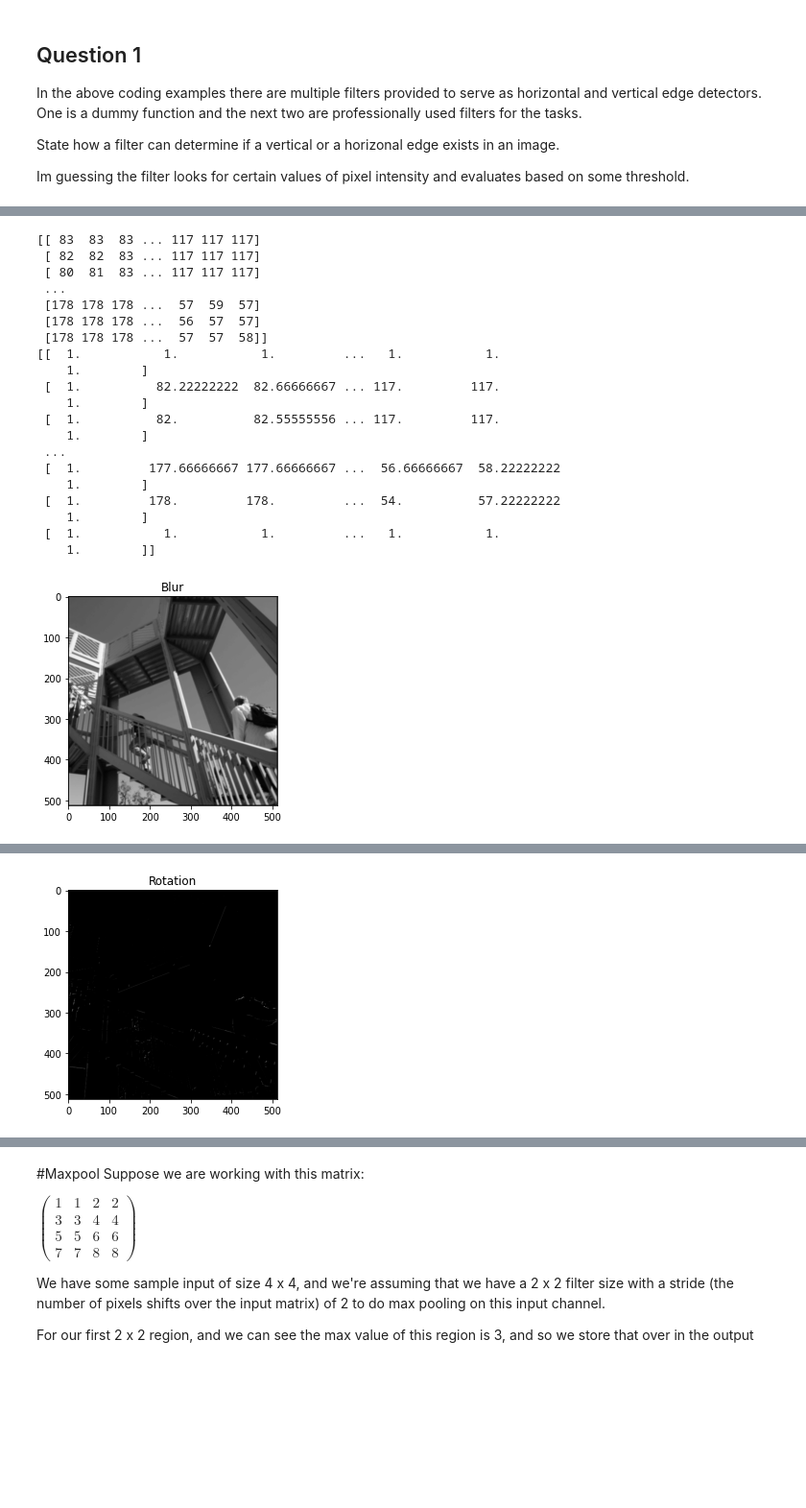
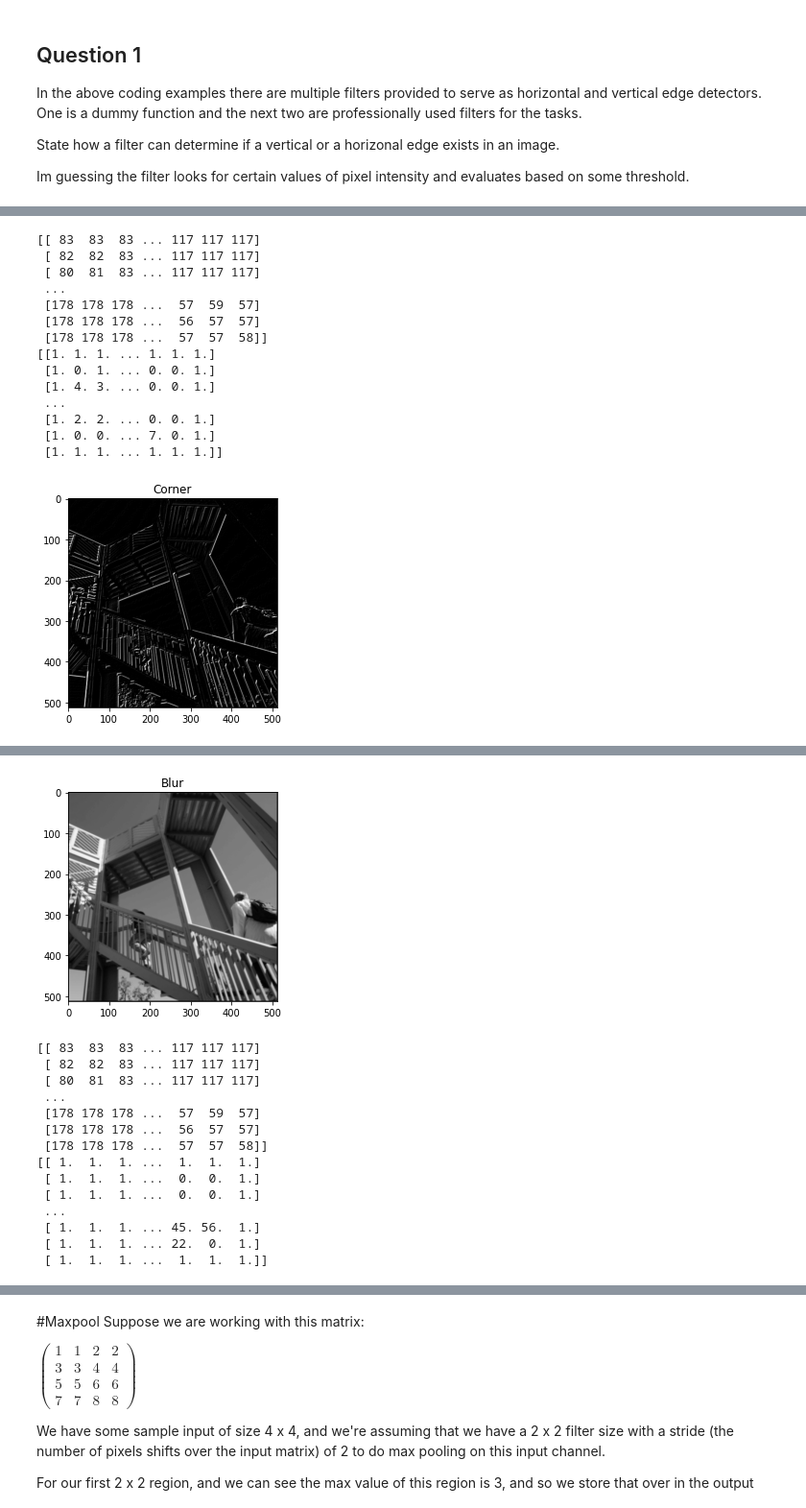
Before and after one commit to donyewakefield/FutureMakers2022, a Jupyter notebook: Copy_of_Day_6_Introduction_to_CNNs_DW.ipynb, the cells around one changed output, grey strips where cells are left out. Shown at 96% size. Saved outputs shown, nothing was run; the diff lists cells and outputs as text; code cells hidden in the pictures; blank space fills up the shorter version.

```diff
--- a/Copy_of_Day_6_Introduction_to_CNNs_DW.ipynb
+++ b/Copy_of_Day_6_Introduction_to_CNNs_DW.ipynb
@@ -203,10 +203,10 @@ import math
 #Filters
 
 # Change corner detection filter values here
-"""
-kernel_corner = np.array([[0,0,0],
-                        [0,0,0],
-                        [0,0,0]])
+
+kernel_corner = np.array([[-1,-1,0],
+                        [-1,0,1],
+                        [0,1,1]])
 print(img)
 img_corner = convolute(img, size_x, size_y, kernel_corner)
 
@@ -216,7 +216,7 @@ print(img_corner)
 plt.imshow(img_corner)
 plt.title('Corner')
 plt.show()
-"""""
+
 
 # Change blur filter values here
 
@@ -238,24 +238,42 @@ plt.show()
 
 ## use the same kernel / convolution / plotting code as above - make sure you change the variable names accordingly
 # Change corner detection filter values here
-"""
-kernel_shift = np.array([[0,0,0],
+
+kernel_left_shift = np.array([[0,1,0],
                         [0,0,0],
                         [0,0,0]])
 print(img)
 img_shift = convolute(img, size_x, size_y, kernel_corner) # we might not be able to see shift by 1 pixel clearly, that's why we perform the shift 5 times
-img_shift = convolute(img_shift, size_x, size_y, kernel_corner)
-img_shift = convolute(img_shift, size_x, size_y, kernel_corner)
-img_shift = convolute(img_shift, size_x, size_y, kernel_corner)
-img_shift = convolute(img_shift, size_x, size_y, kernel_corner)
+img_shift = convolute(img_shift, size_x, size_y, kernel_left_shift)
+img_shift = convolute(img_shift, size_x, size_y, kernel_left_shift)
+img_shift = convolute(img_shift, size_x, size_y, kernel_left_shift)
+img_shift = convolute(img_shift, size_x, size_y, kernel_left_shift)
 
 plt.gray()
 plt.grid(False)
 print(img_shift)
 plt.imshow(img_shift)
-plt.title('Shift')
+plt.title('left Shift')
 plt.show()
-"""
+
+
+kernel_right_shift = np.array([[0,0,0],
+                        [0,0,0],
+                        [0,1,0]])
+print(img)
+img_shift = convolute(img, size_x, size_y, kernel_corner) # we might not be able to see shift by 1 pixel clearly, that's why we perform the shift 5 times
+img_shift = convolute(img_shift, size_x, size_y, kernel_right_shift)
+img_shift = convolute(img_shift, size_x, size_y, kernel_right_shift)
+img_shift = convolute(img_shift, size_x, size_y, kernel_right_shift)
+img_shift = convolute(img_shift, size_x, size_y, kernel_right_shift)
+
+plt.gray()
+plt.grid(False)
+print(img_shift)
+plt.imshow(img_shift)
+plt.title('right Shift')
+plt.show()
+
 
 # Change rotation filter values here
 
@@ -268,43 +286,37 @@ img_rotation = convolute(img, size_x, size_y, kernel_rotation)
 
 plt.gray()
 plt.grid(False)
 plt.imshow(img_rotation)
 plt.title('Rotation')
 plt.show()
 
 
 # Change sharpen filter values here
 ## use the same kernel / convolution / plotting code as above - make sure you change the variable names accordingly
 
 kernel_sharpen = np.array([[0,-1,0],
                         [-1,5,-1],
                         [0,-1,0]])
 img_sharpen = convolute(img, size_x, size_y, kernel_sharpen)
 
 plt.gray()
 plt.grid(False)
 plt.imshow(img_sharpen)
 plt.title('Sharpen')
 plt.show()
 # %% [output]
 [[ 83  83  83 ... 117 117 117]
  [ 82  82  83 ... 117 117 117]
  [ 80  81  83 ... 117 117 117]
  ...
  [178 178 178 ...  57  59  57]
  [178 178 178 ...  56  57  57]
  [178 178 178 ...  57  57  58]]
-[[  1.           1.           1.         ...   1.           1.
-    1.        ]
- [  1.          82.22222222  82.66666667 ... 117.         117.
-    1.        ]
- [  1.          82.          82.55555556 ... 117.         117.
-    1.        ]
+[[1. 1. 1. ... 1. 1. 1.]
+ [1. 0. 1. ... 0. 0. 1.]
+ [1. 4. 3. ... 0. 0. 1.]
  ...
- [  1.         177.66666667 177.66666667 ...  56.66666667  58.22222222
-    1.        ]
- [  1.         178.         178.         ...  54.          57.22222222
-    1.        ]
- [  1.           1.           1.         ...   1.           1.
-    1.        ]]
+ [1. 2. 2. ... 0. 0. 1.]
+ [1. 0. 0. ... 7. 0. 1.]
+ [1. 1. 1. ... 1. 1. 1.]]
-[figure, old version]
+[figure, new version]
@@ -311 +343,15 @@ plt.show()
-[figure, old version]
+[figure, new version]
+[[ 83  83  83 ... 117 117 117]
+ [ 82  82  83 ... 117 117 117]
+ [ 80  81  83 ... 117 117 117]
+ ...
+ [178 178 178 ...  57  59  57]
+ [178 178 178 ...  56  57  57]
+ [178 178 178 ...  57  57  58]]
+[[ 1.  1.  1. ...  1.  1.  1.]
+ [ 1.  1.  1. ...  0.  0.  1.]
+ [ 1.  1.  1. ...  0.  0.  1.]
+ ...
+ [ 1.  1.  1. ... 45. 56.  1.]
+ [ 1.  1.  1. ... 22.  0.  1.]
+ [ 1.  1.  1. ...  1.  1.  1.]]
```
Also changed, not shown: parts of 5 cells of this notebook.
